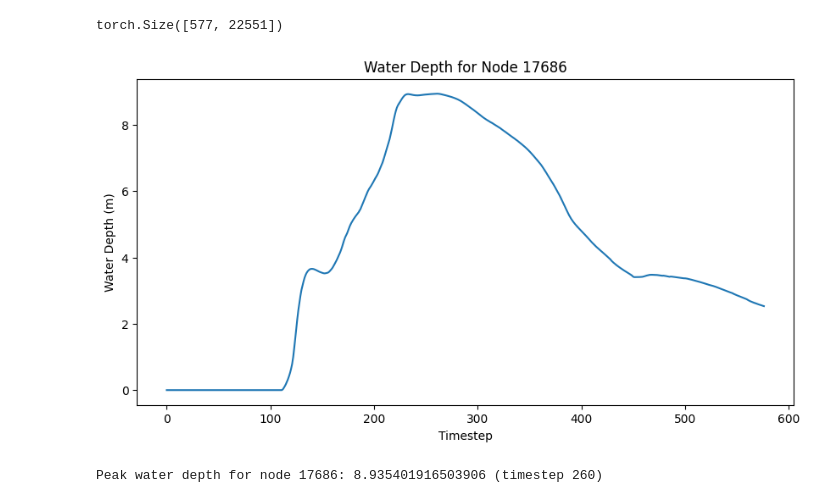
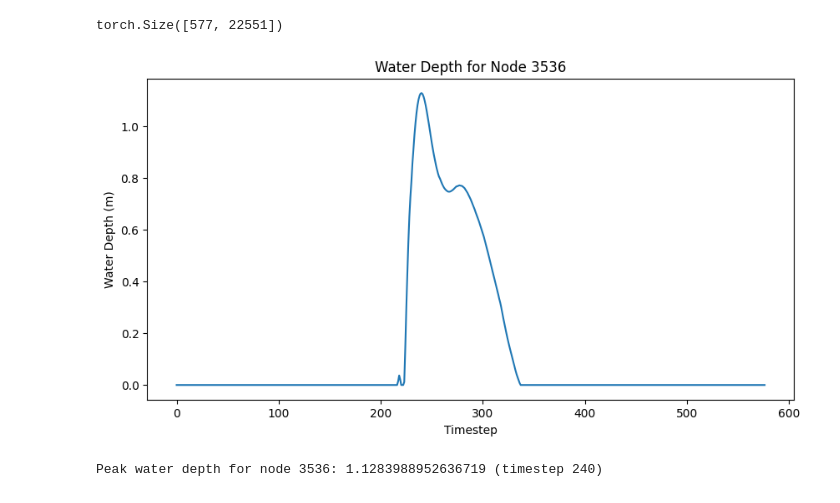
Before and after one commit to acostacos/gnn_flood_modeling, a Jupyter notebook: view_metrics.ipynb, the cells around one changed output. Drawn from its saved outputs; the diff is of its cells as text; code cells hidden in the pictures.

```diff
--- a/view_metrics.ipynb
+++ b/view_metrics.ipynb
@@ -125,25 +125,25 @@ print(water_depth.shape)
 # %% [output]
 torch.Size([577, 22551])
 # %%
-# NODE_IDX = 3536 # Upstream node index
+NODE_IDX = 3536 # Upstream node index
 # NODE_IDX = 10593 # Midstream node index
-NODE_IDX = 17686 # Downstream node index
+# NODE_IDX = 17686 # Downstream node index
 
 def plot_water_depth_for_node(node_idx: int, water_depth: torch.Tensor):
     plt.figure(figsize=(10, 5))
     plt.title(f'Water Depth for Node {node_idx}')
     plt.xlabel('Timestep')
     plt.ylabel('Water Depth (m)')
     plt.plot(water_depth[:, node_idx].numpy())
     plt.show()
 
 plot_water_depth_for_node(NODE_IDX, water_depth)
 peak_wd = water_depth[:, NODE_IDX].max()
 peak_wd_timestep = water_depth[:, NODE_IDX].argmax()
 print(f"Peak water depth for node {NODE_IDX}: {peak_wd} (timestep {peak_wd_timestep})")
 # %% [output]
-[figure, old version]
+[figure, new version]
-Peak water depth for node 17686: 8.935401916503906 (timestep 260)
+Peak water depth for node 3536: 1.1283988952636719 (timestep 240)
 # %%
 def plot_node_water_depth_for_all_models(metric_paths: list[str], node_idx: int, ground_truth: torch.Tensor = None):
     plt.figure(figsize=(10, 5))
```
Also changed, not shown: parts of 2 cells of this notebook, 1 other file.
